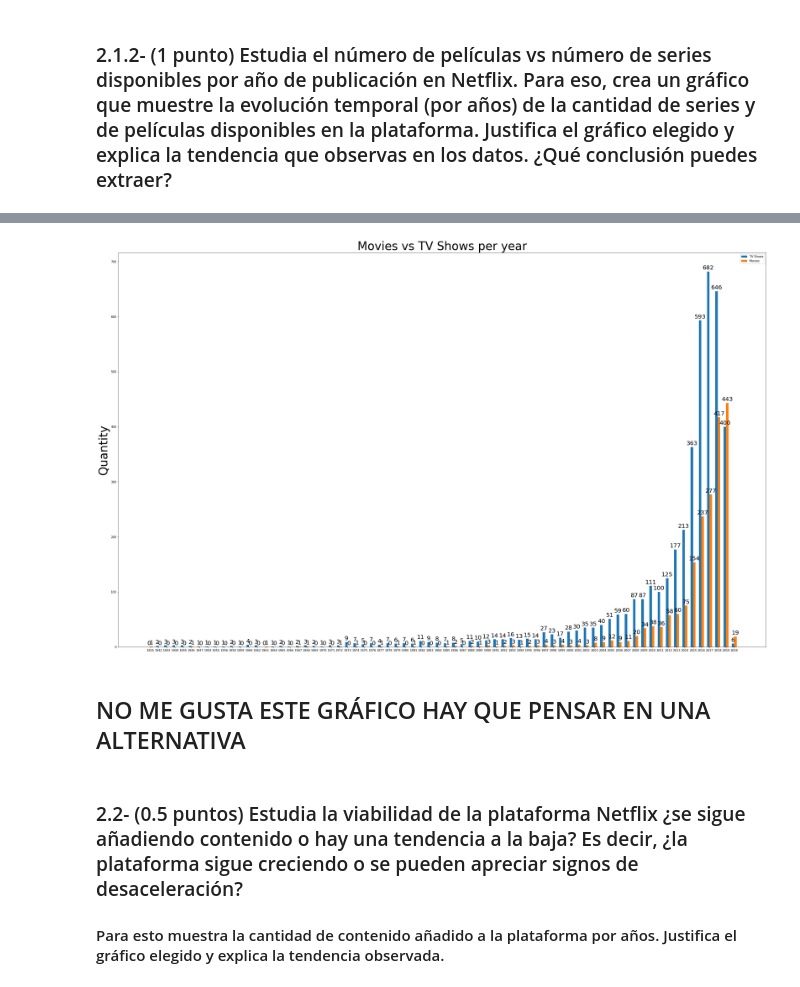
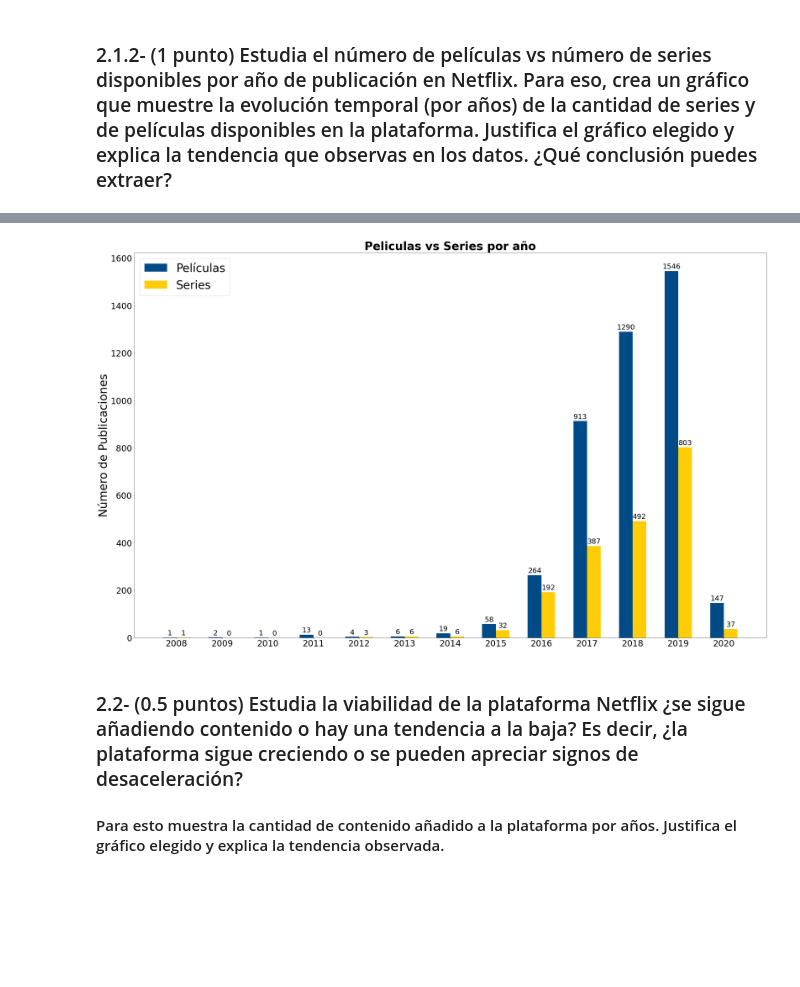
Before and after one commit to Jotivirix/Datamining_UFV, a Jupyter notebook: Lab1/entregable2/Lab1-Entregable2.ipynb, the cells around one changed output, grey strips where cells are left out. Saved outputs shown, nothing was run; the diff lists cells and outputs as text; code cells hidden in the pictures; blank space fills up the shorter version.

Commit message:
Modificando Graficos y dataframe. Error encontrado al traer el año de publicacion

```diff
--- a/Lab1/entregable2/Lab1-Entregable2.ipynb
+++ b/Lab1/entregable2/Lab1-Entregable2.ipynb
@@ -90,12 +105,4 @@ plt.show()
 # %%
-#Dataframe con - Tipo / Titulo / Año de Publicacion
-df_Netflix2 = df_netflix[['type','title','release_year']]
-#Realmente no necesitamos el título, si bien, nos ayuda a entender los datos mejor
-
-pelisPorAnio = df_Netflix2[(df_Netflix2['type'] == 'Movie') & (df_Netflix2['release_year'] == 2018)]
-
-years = set(df_Netflix2.iloc[:,2])
-
 pelisTotales = 0
 seriesTotales = 0
 numAnios = 0;
@@ -104,9 +111,9 @@ arrayPelis = []
 arraySeries = []
 
 for year in years:
-    pelisPorAnio = df_Netflix2[(df_Netflix2['type'] == 'Movie') & (df_Netflix2['release_year'] == year)]
-    seriesPorAnio = df_Netflix2[(df_Netflix2['type'] == 'TV Show') & (df_Netflix2['release_year'] == year)]
-    print('En el año',year,'Netflix lanzó',pelisPorAnio.shape[0],'peliculas y',seriesPorAnio.shape[0],'series')
+    pelisPorAnio = df_Netflix2[(df_Netflix2['type'] == 'Movie') & (df_Netflix2['date_added'] == year)]
+    seriesPorAnio = df_Netflix2[(df_Netflix2['type'] == 'TV Show') & (df_Netflix2['date_added'] == year)]
+    print('En el año\033[1m',year,'\033[0mNetflix lanzó\033[1m',pelisPorAnio.shape[0],'películas\033[0m y\033[1m',seriesPorAnio.shape[0],'series\033[0m')
     pelisTotales += pelisPorAnio.shape[0]
     seriesTotales += seriesPorAnio.shape[0]
     arrayPelis.append(pelisPorAnio.shape[0])
@@ -154,40 +178,41 @@ plt.show()
 # %%
 labels = years
-men_means = arrayPelis
-women_means = arraySeries
+pelis = arrayPelis
+series = arraySeries
 
 x = np.arange(len(labels))  # the label locations
 width = .3  # the width of the bars
 
 fig, ax = plt.subplots(figsize=(40,25))
-rects1 = ax.bar(x - width/2, men_means, width, label='TV Shows')
-rects2 = ax.bar(x + width/2, women_means, width, label='Movies')
+rects1 = ax.bar(x - width/2, pelis, width, color = '#004B87', label='Películas')
+rects2 = ax.bar(x + width/2, series, width, color = '#FFCD07', label='Series')
 
 # Add some text for labels, title and custom x-axis tick labels, etc.
-ax.set_ylabel('Quantity',fontsize=40)
-ax.set_title('Movies vs TV Shows per year',fontsize=40)
+ax.set_ylabel('Número de Publicaciones',fontsize=40)
+ax.set_title('Peliculas vs Series por año',fontsize=40, fontweight='bold')
 ax.set_xticks(x)
-ax.set_xticklabels(labels)
+ax.set_xticklabels(labels, fontsize=30)
 ax.legend()
 
 def autolabel(rects):
     """Attach a text label above each bar in *rects*, displaying its height."""
     for rect in rects:
         height = rect.get_height()
         ax.annotate('{}'.format(height),
                     xy=(rect.get_x() + rect.get_width() / 2, height),
                     xytext=(0, 3),  # 3 points vertical offset
                     textcoords="offset points",
-                    ha='center', va='bottom',fontsize=20)
+                    ha='center', va='bottom',fontsize=25)
 
 autolabel(rects1)
 autolabel(rects2)
 
+plt.legend(fontsize=40)
+plt.yticks(fontsize=30)
+
 plt.show()
 # %% [output]
-[figure, old version]
+[figure, new version]
-# %% [markdown]
-## NO ME GUSTA ESTE GRÁFICO HAY QUE PENSAR EN UNA ALTERNATIVA
 # %% [markdown]
 ### 2.2- (0.5 puntos) Estudia la viabilidad de la plataforma Netflix ¿se sigue añadiendo contenido o hay una tendencia a la baja? Es decir, ¿la plataforma sigue creciendo o se pueden apreciar signos de desaceleración?
 
```
Also changed, not shown: parts of 7 cells of this notebook, 1 other file.
